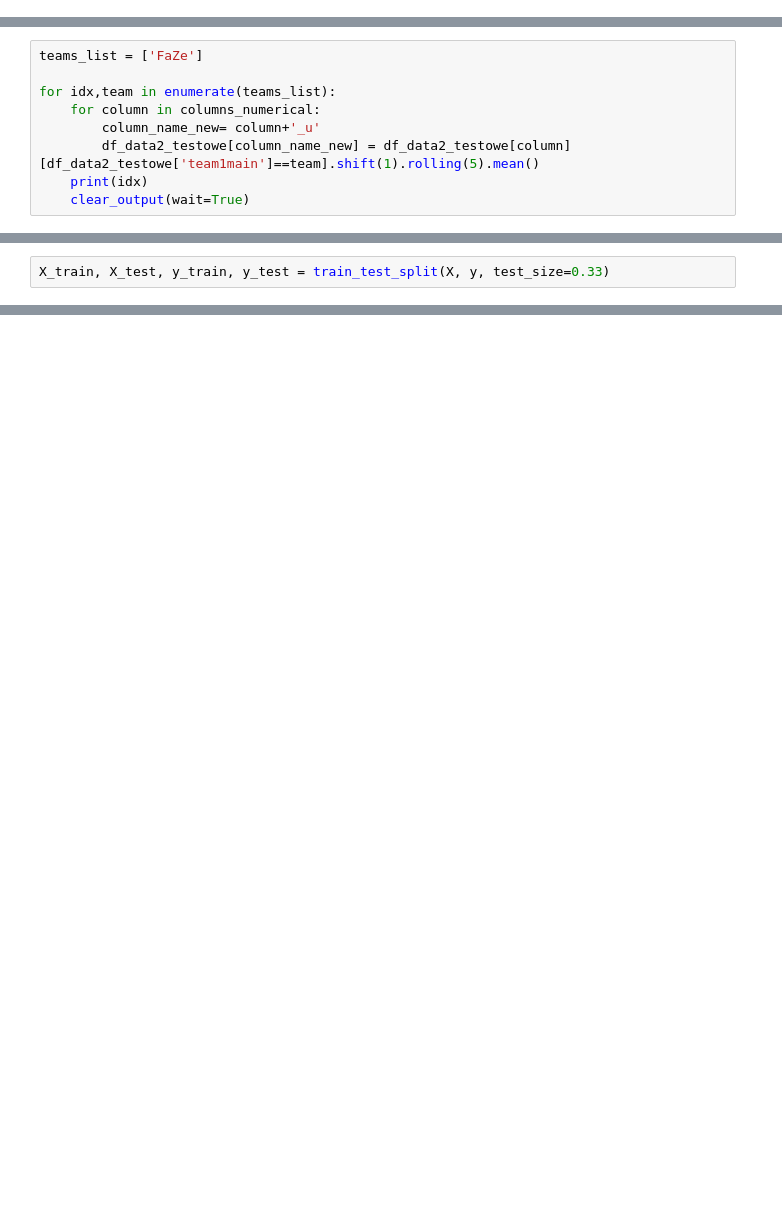
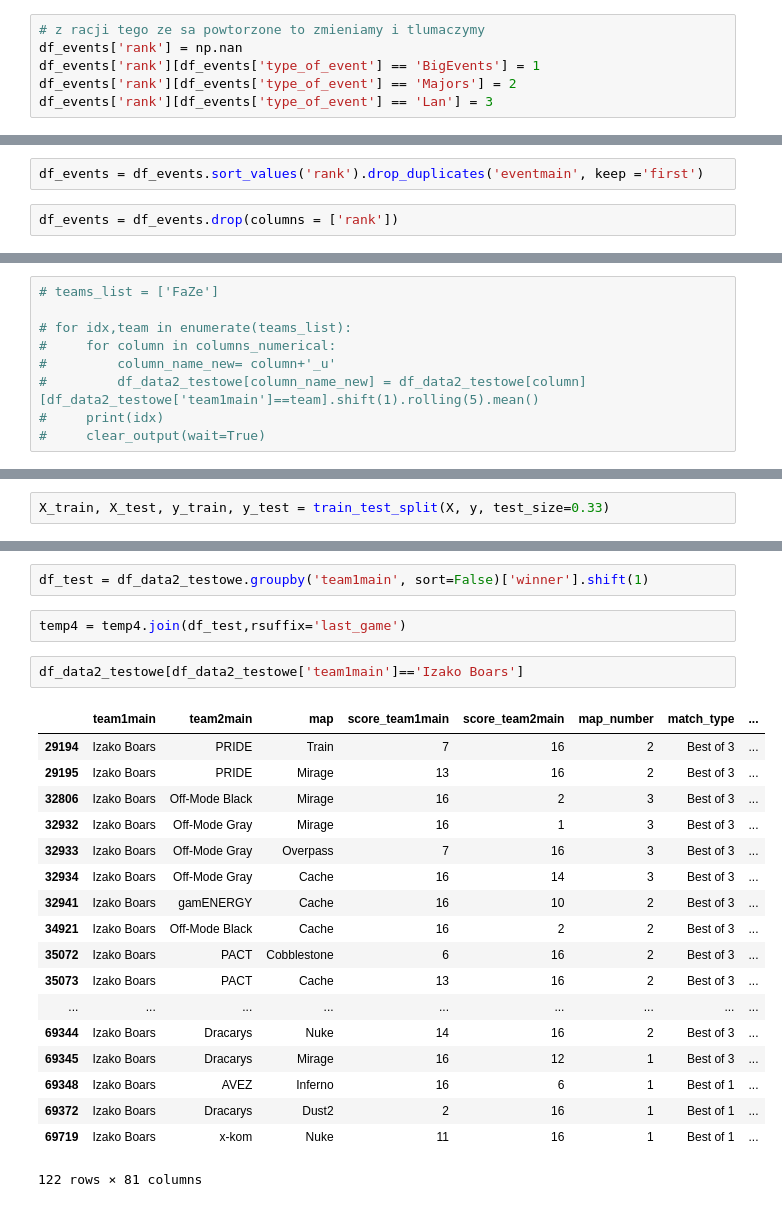
Before and after one commit to madbubu/project_cs_prediction, a Jupyter notebook: prediction.ipynb, the cells around one changed output, grey strips where cells are left out. Cells and saved outputs as stored; diff of their text form; blank space fills up the shorter version.

```diff
--- a/prediction.ipynb
+++ b/prediction.ipynb
@@ -526,3 +526,9 @@ df_events.rename(columns={'event_name':'eventmain'}, inplace=True)
 # %%
 df_events['eventmain']=df_events['eventmain'].astype(str)
 df_data['eventmain']=df_data['eventmain'].astype(str)
+# %%
+# z racji tego ze sa powtorzone to zmieniamy i tlumaczymy
+df_events['rank'] = np.nan
+df_events['rank'][df_events['type_of_event'] == 'BigEvents'] = 1
+df_events['rank'][df_events['type_of_event'] == 'Majors'] = 2
+df_events['rank'][df_events['type_of_event'] == 'Lan'] = 3
@@ -528,0 +548,4 @@ df_data['eventmain']=df_data['eventmain'].astype(str)
+# %%
+df_events = df_events.sort_values('rank').drop_duplicates('eventmain', keep ='first')
+# %%
+df_events = df_events.drop(columns = ['rank'])
@@ -590,14 +626,14 @@ len(teams_list)
 # %% [output]
 3560
 # %%
-teams_list = ['FaZe']
+# teams_list = ['FaZe']
 
-for idx,team in enumerate(teams_list):
-    for column in columns_numerical:
-        column_name_new= column+'_u'
-        df_data2_testowe[column_name_new] = df_data2_testowe[column][df_data2_testowe['team1main']==team].shift(1).rolling(5).mean()
-    print(idx)
-    clear_output(wait=True)
+# for idx,team in enumerate(teams_list):
+#     for column in columns_numerical:
+#         column_name_new= column+'_u'
+#         df_data2_testowe[column_name_new] = df_data2_testowe[column][df_data2_testowe['team1main']==team].shift(1).rolling(5).mean()
+#     print(idx)
+#     clear_output(wait=True)
 # %% [output]
 0
 # %%
@@ -1036,0 +1182,25 @@ Tunuje model: SVM
+# %%
+df_test = df_data2_testowe.groupby('team1main', sort=False)['winner'].shift(1)
+# %%
+temp4 = temp4.join(df_test,rsuffix='last_game')
+# %%
+df_data2_testowe[df_data2_testowe['team1main']=='Izako Boars']
+# %% [output]
+|  | team1main | team2main | map | score_team1main | score_team2main | map_number | match_type | ... |
+| 29194 | Izako Boars | PRIDE | Train | 7 | 16 | 2 | Best of 3 | ... |
+| 29195 | Izako Boars | PRIDE | Mirage | 13 | 16 | 2 | Best of 3 | ... |
+| 32806 | Izako Boars | Off-Mode Black | Mirage | 16 | 2 | 3 | Best of 3 | ... |
+| 32932 | Izako Boars | Off-Mode Gray | Mirage | 16 | 1 | 3 | Best of 3 | ... |
+| 32933 | Izako Boars | Off-Mode Gray | Overpass | 7 | 16 | 3 | Best of 3 | ... |
+| 32934 | Izako Boars | Off-Mode Gray | Cache | 16 | 14 | 3 | Best of 3 | ... |
+| 32941 | Izako Boars | gamENERGY | Cache | 16 | 10 | 2 | Best of 3 | ... |
+| 34921 | Izako Boars | Off-Mode Black | Cache | 16 | 2 | 2 | Best of 3 | ... |
+| 35072 | Izako Boars | PACT | Cobblestone | 6 | 16 | 2 | Best of 3 | ... |
+| 35073 | Izako Boars | PACT | Cache | 13 | 16 | 2 | Best of 3 | ... |
+| ... | ... | ... | ... | ... | ... | ... | ... | ... |
+| 69344 | Izako Boars | Dracarys | Nuke | 14 | 16 | 2 | Best of 3 | ... |
+| 69345 | Izako Boars | Dracarys | Mirage | 16 | 12 | 1 | Best of 3 | ... |
+| 69348 | Izako Boars | AVEZ | Inferno | 16 | 6 | 1 | Best of 1 | ... |
+| 69372 | Izako Boars | Dracarys | Dust2 | 2 | 16 | 1 | Best of 1 | ... |
+| 69719 | Izako Boars | x-kom | Nuke | 11 | 16 | 1 | Best of 1 | ... |
+122 rows × 81 columns
```
Also changed, not shown: parts of 35 cells of this notebook, 1 other file.
